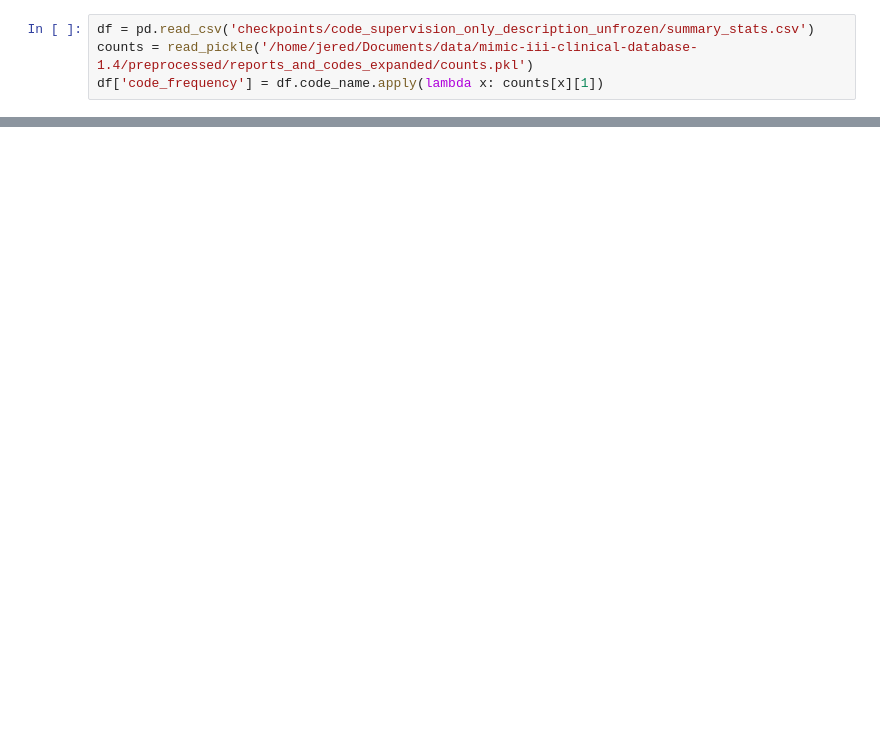
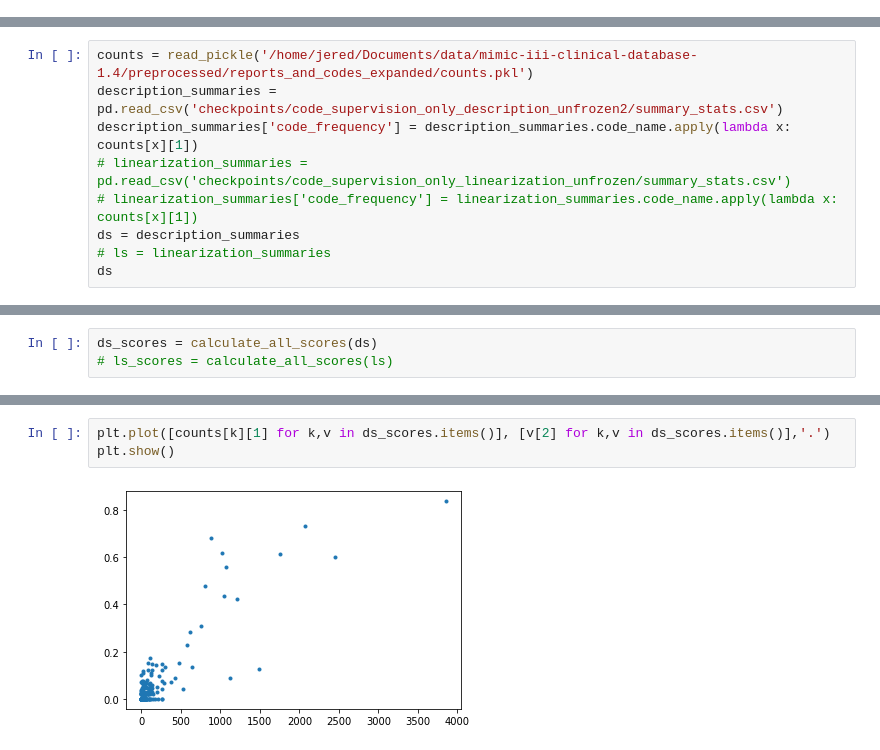
Before and after one commit to dmcinerney/ehr-extraction-models, a Jupyter notebook: Untitled.ipynb, the cells around one changed output, grey strips where cells are left out. Saved outputs shown, nothing was run; the diff lists cells and outputs as text; blank space fills up the shorter version.

```diff
--- a/Untitled.ipynb
+++ b/Untitled.ipynb
@@ -6,4 +0,0 @@ from utils import precision_recall_f1
-# %%
-df = pd.read_csv('checkpoints/code_supervision_only_description_unfrozen/summary_stats.csv')
-counts = read_pickle('/home/jered/Documents/data/mimic-iii-clinical-database-1.4/preprocessed/reports_and_codes_expanded/counts.pkl')
-df['code_frequency'] = df.code_name.apply(lambda x: counts[x][1])
@@ -172,0 +44,9 @@ df
+# %%
+counts = read_pickle('/home/jered/Documents/data/mimic-iii-clinical-database-1.4/preprocessed/reports_and_codes_expanded/counts.pkl')
+description_summaries = pd.read_csv('checkpoints/code_supervision_only_description_unfrozen2/summary_stats.csv')
+description_summaries['code_frequency'] = description_summaries.code_name.apply(lambda x: counts[x][1])
+# linearization_summaries = pd.read_csv('checkpoints/code_supervision_only_linearization_unfrozen/summary_stats.csv')
+# linearization_summaries['code_frequency'] = linearization_summaries.code_name.apply(lambda x: counts[x][1])
+ds = description_summaries
+# ls = linearization_summaries
+ds
@@ -172,0 +88,3 @@ df
+# %%
+ds_scores = calculate_all_scores(ds)
+# ls_scores = calculate_all_scores(ls)
@@ -172,0 +111,5 @@ df
+# %%
+plt.plot([counts[k][1] for k,v in ds_scores.items()], [v[2] for k,v in ds_scores.items()],'.')
+plt.show()
+# %% [output]
+[figure, added]
```
Also changed, not shown: parts of 36 cells of this notebook, 6 other files.
